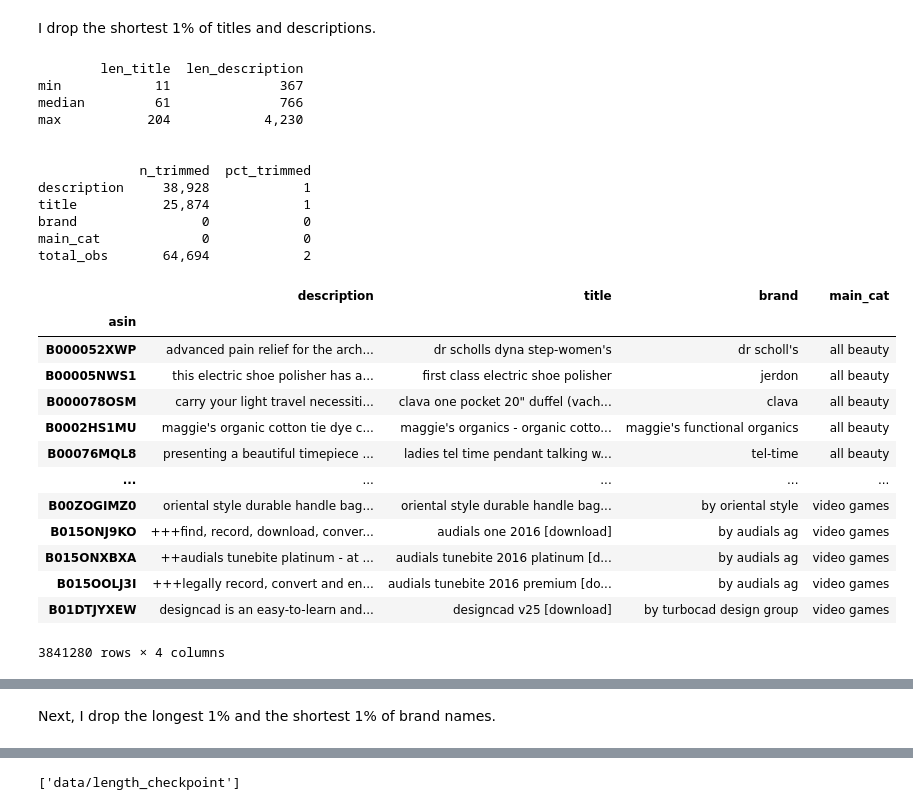
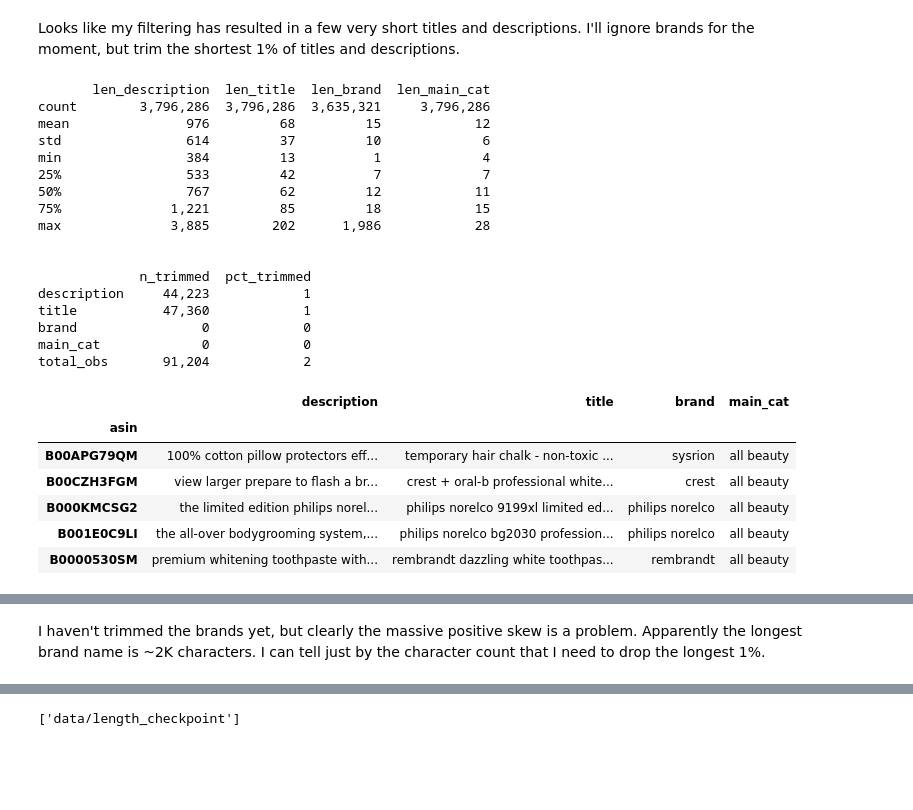
Before and after one commit to ndgigliotti/amazon-product-classifier, a Jupyter notebook: big_clean.ipynb, the cells around one changed output, grey strips where cells are left out. Saved outputs shown, nothing was run; the diff lists cells and outputs as text; code cells hidden in the pictures; blank space fills up the shorter version.

```diff
--- a/big_clean.ipynb
+++ b/big_clean.ipynb
@@ -542,39 +727,41 @@ max               4,230        204      1,986
 [interactive output not drawn]
-# %% [markdown]
-I drop the shortest 1% of titles and descriptions.
+# %% [markdown]
+Looks like my filtering has resulted in a few very short titles and descriptions. I'll ignore brands for the moment, but trim the shortest 1% of titles and descriptions.
 # %%
-df = lang.trim_length_outliers(df, subset=["title", "description"], q_lower=0.01)
-df
+df = lang.trim_length_outliers(
+    df,
+    subset=["title", "description"],
+    q_lower=0.01,
+)
+df.head()
 # %% [output]
-        len_title  len_description
-min            11              367
-median         61              766
-max           204            4,230
+       len_description  len_title  len_brand  len_main_cat
+count        3,796,286  3,796,286  3,635,321     3,796,286
+mean               976         68         15            12
+std                614         37         10             6
+min                384         13          1             4
+25%                533         42          7             7
+50%                767         62         12            11
+75%              1,221         85         18            15
+max              3,885        202      1,986            28
 
 
              n_trimmed  pct_trimmed
-description     38,928            1
-title           25,874            1
+description     44,223            1
+title           47,360            1
 brand                0            0
 main_cat             0            0
-total_obs       64,694            2
+total_obs       91,204            2
 |  | description | title | brand | main_cat |
 | asin |  |  |  |  |
-| B000052XWP | advanced pain relief for the arch... | dr scholls dyna step-women's | dr scholl's | all beauty |
-| B00005NWS1 | this electric shoe polisher has a... | first class electric shoe polisher | jerdon | all beauty |
-| B000078OSM | carry your light travel necessiti... | clava one pocket 20" duffel (vach... | clava | all beauty |
-| B0002HS1MU | maggie's organic cotton tie dye c... | maggie's organics - organic cotto... | maggie's functional organics | all beauty |
-| B00076MQL8 | presenting a beautiful timepiece ... | ladies tel time pendant talking w... | tel-time | all beauty |
-| ... | ... | ... | ... | ... |
-| B00ZOGIMZ0 | oriental style durable handle bag... | oriental style durable handle bag... | by oriental style | video games |
-| B015ONJ9KO | +++find, record, download, conver... | audials one 2016 [download] | by audials ag | video games |
-| B015ONXBXA | ++audials tunebite platinum - at ... | audials tunebite 2016 platinum [d... | by audials ag | video games |
-| B015OOLJ3I | +++legally record, convert and en... | audials tunebite 2016 premium [do... | by audials ag | video games |
-| B01DTJYXEW | designcad is an easy-to-learn and... | designcad v25 [download] | by turbocad design group | video games |
+| B00APG79QM | 100% cotton pillow protectors eff... | temporary hair chalk - non-toxic ... | sysrion | all beauty |
+| B00CZH3FGM | view larger prepare to flash a br... | crest + oral-b professional white... | crest | all beauty |
+| B000KMCSG2 | the limited edition philips norel... | philips norelco 9199xl limited ed... | philips norelco | all beauty |
+| B001E0C9LI | the all-over bodygrooming system,... | philips norelco bg2030 profession... | philips norelco | all beauty |
+| B0000530SM | premium whitening toothpaste with... | rembrandt dazzling white toothpas... | rembrandt | all beauty |
-3841280 rows × 4 columns
 [interactive output not drawn]
-# %% [markdown]
-Next, I drop the longest 1% and the shortest 1% of brand names.
+# %% [markdown]
+I haven't trimmed the brands yet, but clearly the massive positive skew is a problem. Apparently the longest brand name is ~2K characters. I can tell just by the character count that I need to drop the longest 1%.
 # %%
 df = lang.trim_length_outliers(
     df,
```
Also changed, not shown: parts of 154 cells of this notebook, 14 other files.
